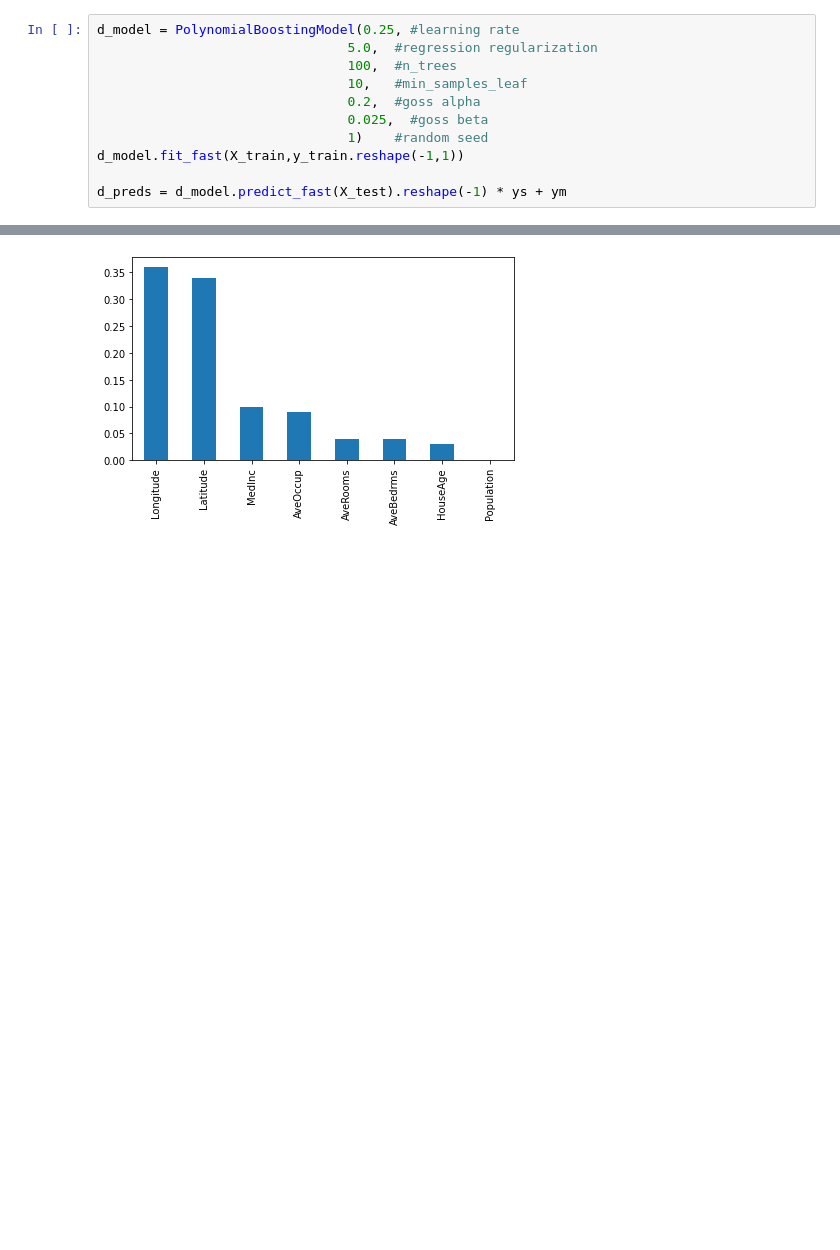
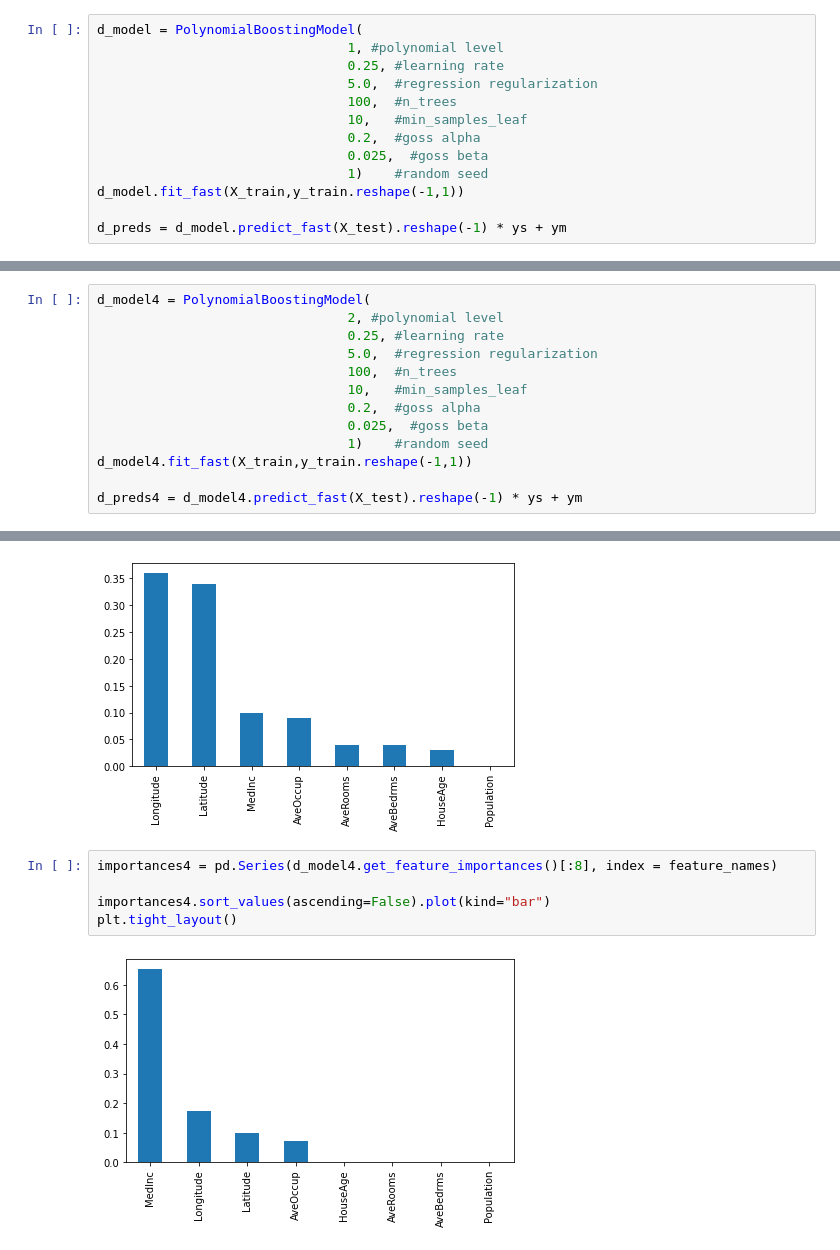
Before and after one commit to SaremS/polynomial_boosting, a Jupyter notebook: ExampleNotebook.ipynb, the cells around one changed output, grey strips where cells are left out. Drawn from its saved outputs; the diff is of its cells as text; blank space fills up the shorter version.

Commit message:
true polynomial regression

```diff
--- a/ExampleNotebook.ipynb
+++ b/ExampleNotebook.ipynb
@@ -225,7 +227,9 @@ Use GOSS sampling to keep computational demand feasible
 Currently, not using specific weights for the randomly sampled subset in GOSS appears to outperform the exact GOSS proposal. This might be due to the regression models
 not being fit with those weights as well but only the total node losses.
 # %%
-d_model = PolynomialBoostingModel(0.25, #learning rate
+d_model = PolynomialBoostingModel(
+                                1, #polynomial level
+                                0.25, #learning rate
                                 5.0,  #regression regularization
                                 100,  #n_trees
                                 10,   #min_samples_leaf
@@ -259,4 +263,17 @@ lgb_params = {
 d_model3 = lgb.train(lgb_params, lgb_dataset)
 
 d_preds3 = d_model3.predict(X_test).reshape(-1) * ys + ym
+# %%
+d_model4 = PolynomialBoostingModel(
+                                2, #polynomial level
+                                0.25, #learning rate
+                                5.0,  #regression regularization
+                                100,  #n_trees
+                                10,   #min_samples_leaf
+                                0.2,  #goss alpha
+                                0.025,  #goss beta
+                                1)    #random seed
+d_model4.fit_fast(X_train,y_train.reshape(-1,1))
+
+d_preds4 = d_model4.predict_fast(X_test).reshape(-1) * ys + ym
 # %%
@@ -293,3 +314,10 @@ importances3.sort_values(ascending=False).plot(kind="bar")
 plt.tight_layout()
 # %% [output]
 [figure]
+# %%
+importances4 = pd.Series(d_model4.get_feature_importances()[:8], index = feature_names)
+
+importances4.sort_values(ascending=False).plot(kind="bar")
+plt.tight_layout()
+# %% [output]
+[figure, added]
```
Also changed, not shown: parts of 7 cells of this notebook, 15 other files.
